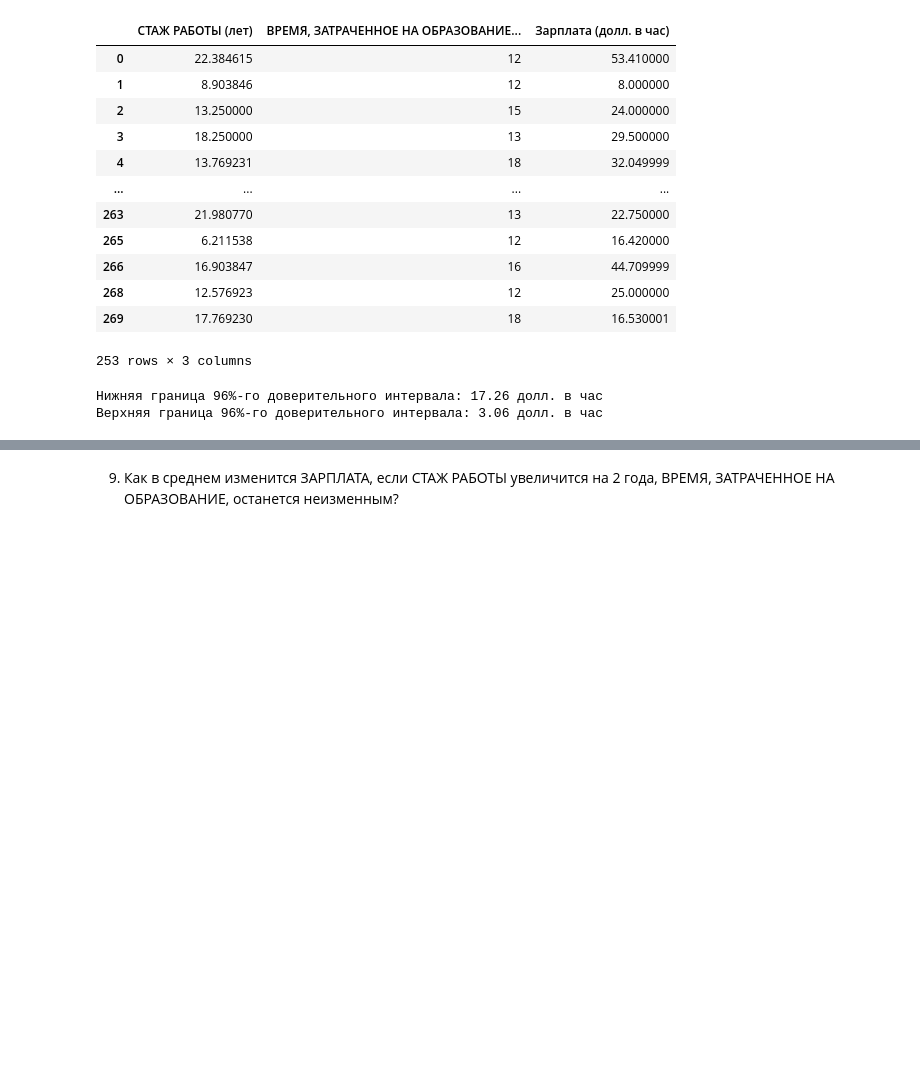
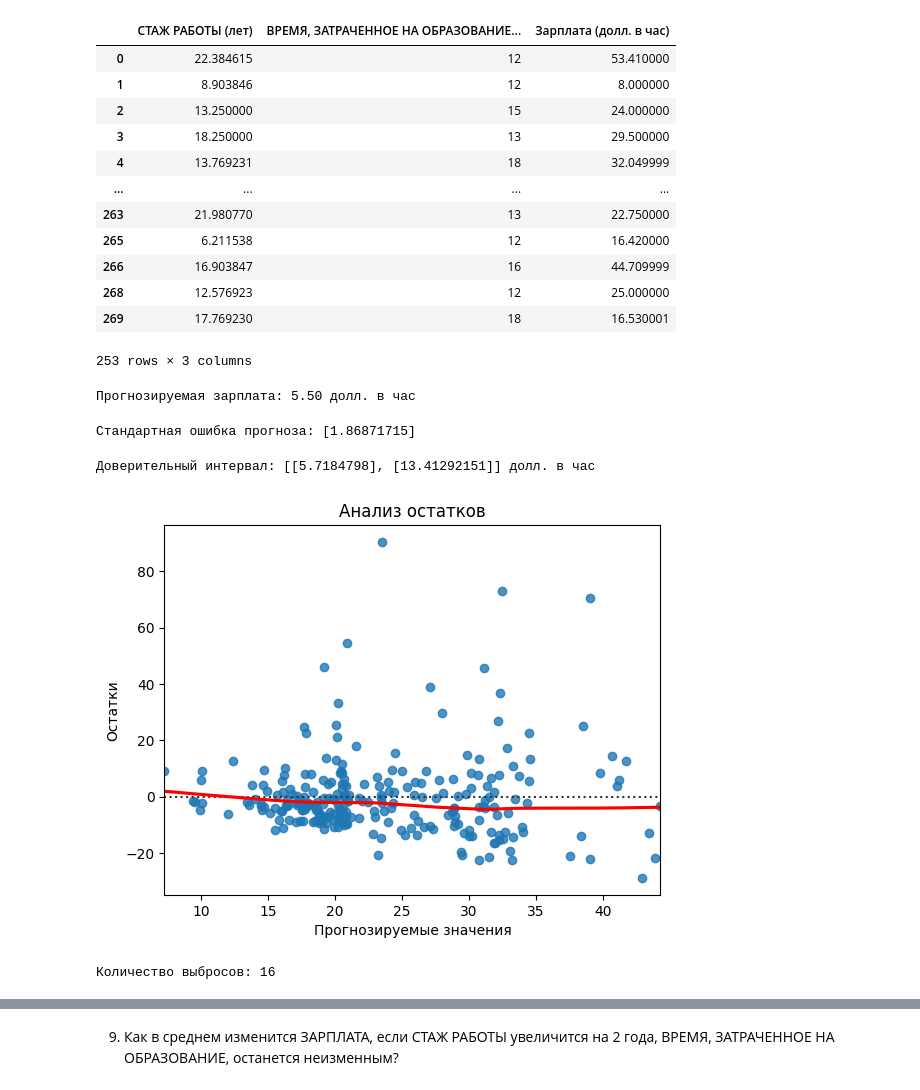
Before and after one commit to Nibuku/Stats_Analysis_, a Jupyter notebook: lab4_var5.ipynb, the cells around one changed output, grey strips where cells are left out. Saved outputs shown, nothing was run; the diff lists cells and outputs as text; code cells hidden in the pictures; blank space fills up the shorter version.

```diff
--- a/lab4_var5.ipynb
+++ b/lab4_var5.ipynb
@@ -534,16 +473,73 @@ my_df
 | 269 | 17.769230 | 18 | 16.530001 |
 253 rows × 3 columns
 # %%
-
 X = sm.add_constant(my_df[["СТАЖ РАБОТЫ (лет)", "ВРЕМЯ, ЗАТРАЧЕННОЕ НА ОБРАЗОВАНИЕ (лет)"]])
 model = sm.OLS(my_df["Зарплата (долл. в час)"], X).fit()
-
-# Заданные значения для прогноза
-pred = model.get_prediction(X)
-conf_int = pred.conf_int(alpha=0.04) # 92% доверительный интервал
-
-print(f"Нижняя граница 96%-го доверительного интервала: {conf_int[0][0]:.2f} долл. в час")
-print(f"Верхняя граница 96%-го доверительного интервала: {conf_int[1][0]:.2f} долл. в час")
-# %% [output]
-Нижняя граница 96%-го доверительного интервала: 17.26 долл. в час
-Верхняя граница 96%-го доверительного интервала: 3.06 долл. в час
+# %%
+new_employee = pd.DataFrame({
+    'const': [1],  # Свободный член
+    'СТАЖ РАБОТЫ (лет)': [4],
+    'ВРЕМЯ, ЗАТРАЧЕННОЕ НА ОБРАЗОВАНИЕ (лет)': [12]
+})
+
+# Прогноз
+predicted_salary = model.predict(new_employee)[0]
+print(f"Прогнозируемая зарплата: {predicted_salary:.2f} долл. в час")
+# %% [output]
+Прогнозируемая зарплата: 5.50 долл. в час
+# %%
+
+residuals = model.resid
+mse = np.mean(residuals**2)
+
+cov_matrix = np.linalg.inv(np.dot(X.T, X))
+
+new_employee_vector = np.array([1, 4, 12])
+
+std_error = model.get_prediction(new_employee).se_mean
+print(f"Стандартная ошибка прогноза: {std_error}")
+# %% [output]
+Стандартная ошибка прогноза: [1.86871715]
+# %%
+gamma = 0.96
+alpha = 0.04
+
+# Степени свободы
+df_resid = model.df_resid
+
+# Критическое значение t-распределения
+t_crit = sts.stats.t.ppf(1 - alpha / 2, df_resid)
+
+# Доверительный интервал
+lower_bound = predicted_salary - t_crit * std_error
+if (lower_bound<0):
+    lower_bound=0
+upper_bound = predicted_salary + t_crit * std_error
+
+print(f"Доверительный интервал: [{lower_bound}, {upper_bound}] долл. в час")
+# %% [output]
+Доверительный интервал: [[5.7184798], [13.41292151]] долл. в час
+# %%
+sns.residplot(x=model.fittedvalues, y=model.resid, lowess=True, line_kws={"color": "red"})
+plt.xlabel("Прогнозируемые значения")
+plt.ylabel("Остатки")
+plt.title("Анализ остатков")
+plt.show()
+# %% [output]
+[figure, added]
+# %%
+Q1 = my_df['Зарплата (долл. в час)'].quantile(0.25)
+Q3 = my_df['Зарплата (долл. в час)'].quantile(0.75)
+IQR = Q3 - Q1
+
+lower_bound = Q1 - 1.5 * IQR
+upper_bound = Q3 + 1.5 * IQR
+
+# Выбросы
+outliers = my_df[(my_df['Зарплата (долл. в час)'] < lower_bound) | (my_df['Зарплата (долл. в час)'] > upper_bound)]
+print("Количество выбросов:", len(outliers))
+
+# Данные без выбросов
+df_cleaned =my_df[(my_df['Зарплата (долл. в час)'] >= lower_bound) & (my_df['Зарплата (долл. в час)'] <= upper_bound)]
+# %% [output]
+Количество выбросов: 16
```
Also changed, not shown: parts of 22 cells of this notebook, 1 other file.
